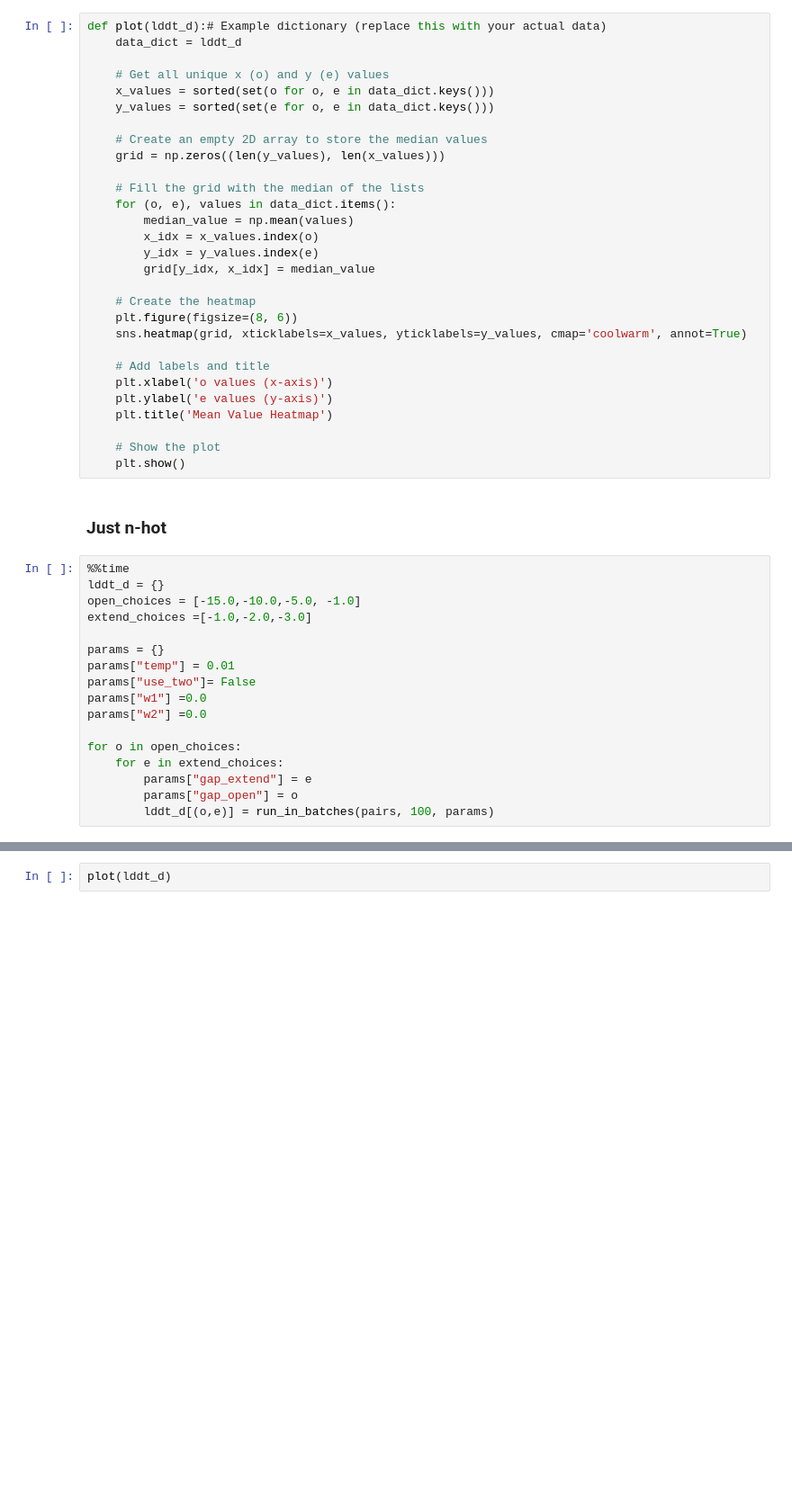
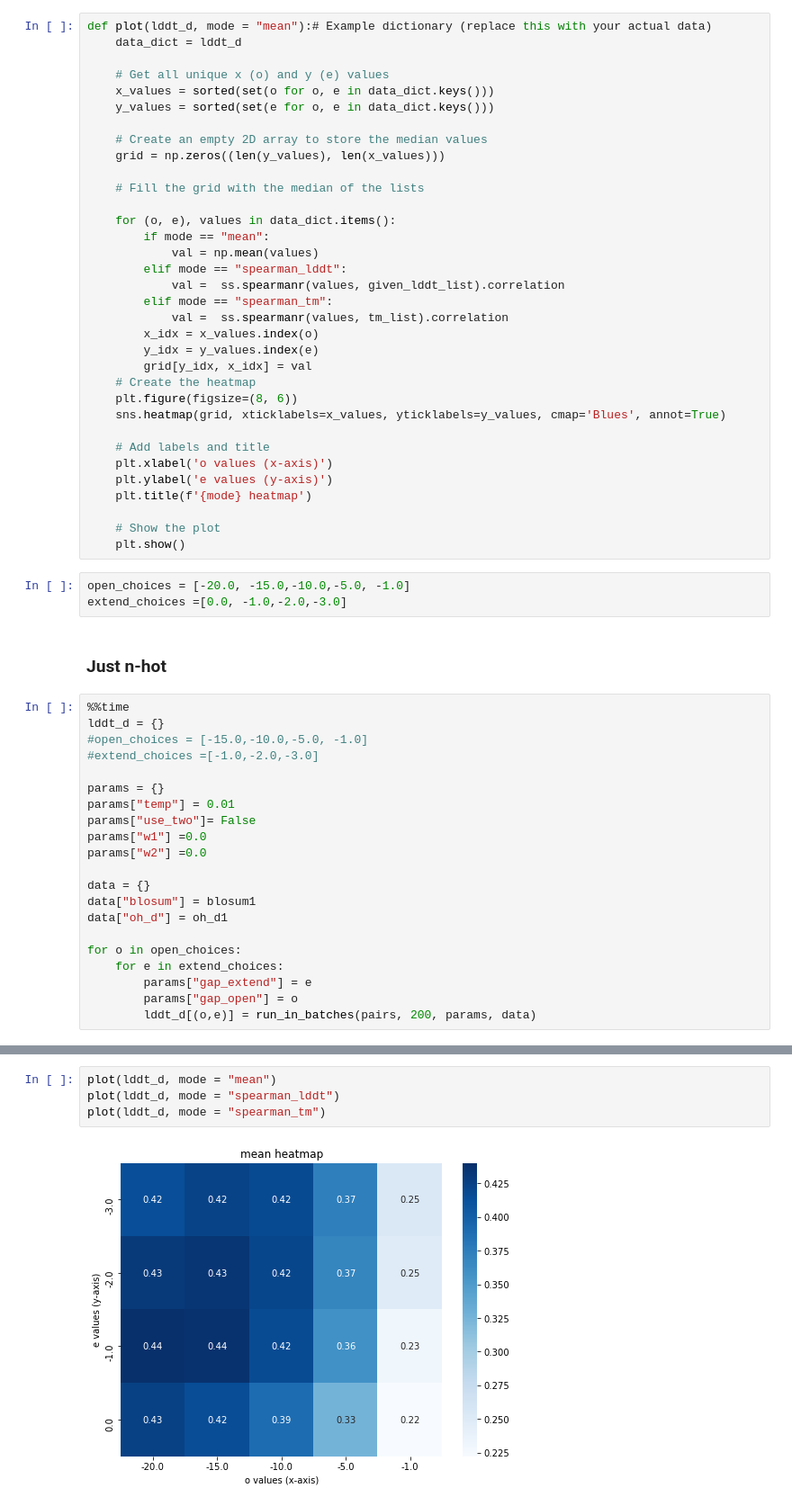
Before and after one commit to spetti/structure_comparison, a Jupyter notebook: benchmarking/alignment_benchmark.ipynb, the cells around one changed output, grey strips where cells are left out. Shown at 90% size. Saved outputs shown, nothing was run; the diff lists cells and outputs as text; blank space fills up the shorter version.

```diff
--- a/benchmarking/alignment_benchmark.ipynb
+++ b/benchmarking/alignment_benchmark.ipynb
@@ -145,7 +289,7 @@ finished batch 2800
 # %% [markdown]
 ## Mini-grid search
 # %%
-def plot(lddt_d):# Example dictionary (replace this with your actual data)
+def plot(lddt_d, mode = "mean"):# Example dictionary (replace this with your actual data)
     data_dict = lddt_d
 
     # Get all unique x (o) and y (e) values
@@ -156,30 +300,38 @@ def plot(lddt_d):# Example dictionary (replace this with your actual data)
     grid = np.zeros((len(y_values), len(x_values)))
 
     # Fill the grid with the median of the lists
+
     for (o, e), values in data_dict.items():
-        median_value = np.mean(values)
+        if mode == "mean":
+            val = np.mean(values)
+        elif mode == "spearman_lddt":
+            val =  ss.spearmanr(values, given_lddt_list).correlation
+        elif mode == "spearman_tm":
+            val =  ss.spearmanr(values, tm_list).correlation
         x_idx = x_values.index(o)
         y_idx = y_values.index(e)
-        grid[y_idx, x_idx] = median_value
-
+        grid[y_idx, x_idx] = val
     # Create the heatmap
     plt.figure(figsize=(8, 6))
-    sns.heatmap(grid, xticklabels=x_values, yticklabels=y_values, cmap='coolwarm', annot=True)
+    sns.heatmap(grid, xticklabels=x_values, yticklabels=y_values, cmap='Blues', annot=True)
 
     # Add labels and title
     plt.xlabel('o values (x-axis)')
     plt.ylabel('e values (y-axis)')
-    plt.title('Mean Value Heatmap')
+    plt.title(f'{mode} heatmap')
 
     # Show the plot
     plt.show()
+# %%
+open_choices = [-20.0, -15.0,-10.0,-5.0, -1.0]
+extend_choices =[0.0, -1.0,-2.0,-3.0]
 # %% [markdown]
 ### Just n-hot
 # %%
 %%time
 lddt_d = {}
-open_choices = [-15.0,-10.0,-5.0, -1.0]
-extend_choices =[-1.0,-2.0,-3.0]
+#open_choices = [-15.0,-10.0,-5.0, -1.0]
+#extend_choices =[-1.0,-2.0,-3.0]
 
 params = {}
 params["temp"] = 0.01
@@ -187,8 +339,12 @@ params["use_two"]= False
 params["w1"] =0.0
 params["w2"] =0.0
 
+data = {}
+data["blosum"] = blosum1
+data["oh_d"] = oh_d1
+
 for o in open_choices:
     for e in extend_choices:
         params["gap_extend"] = e
         params["gap_open"] = o
-        lddt_d[(o,e)] = run_in_batches(pairs, 100, params)
+        lddt_d[(o,e)] = run_in_batches(pairs, 200, params, data)
@@ -195,2 +369,6 @@ for o in open_choices:
 # %%
-plot(lddt_d)
+plot(lddt_d, mode = "mean")
+plot(lddt_d, mode = "spearman_lddt")
+plot(lddt_d, mode = "spearman_tm")
+# %% [output]
+[figure, added]
```
Also changed, not shown: parts of 55 cells of this notebook, 1 other file.
